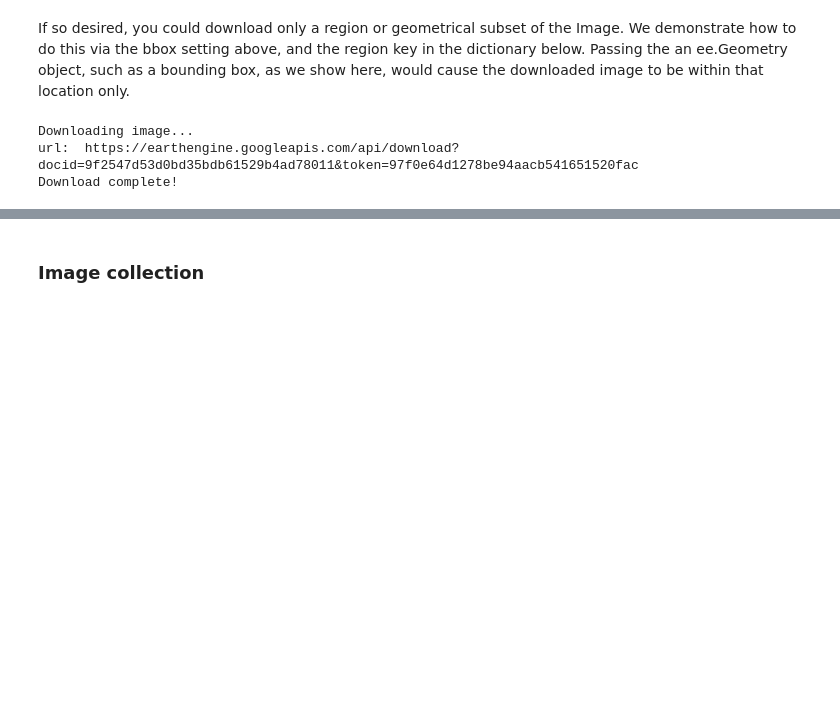
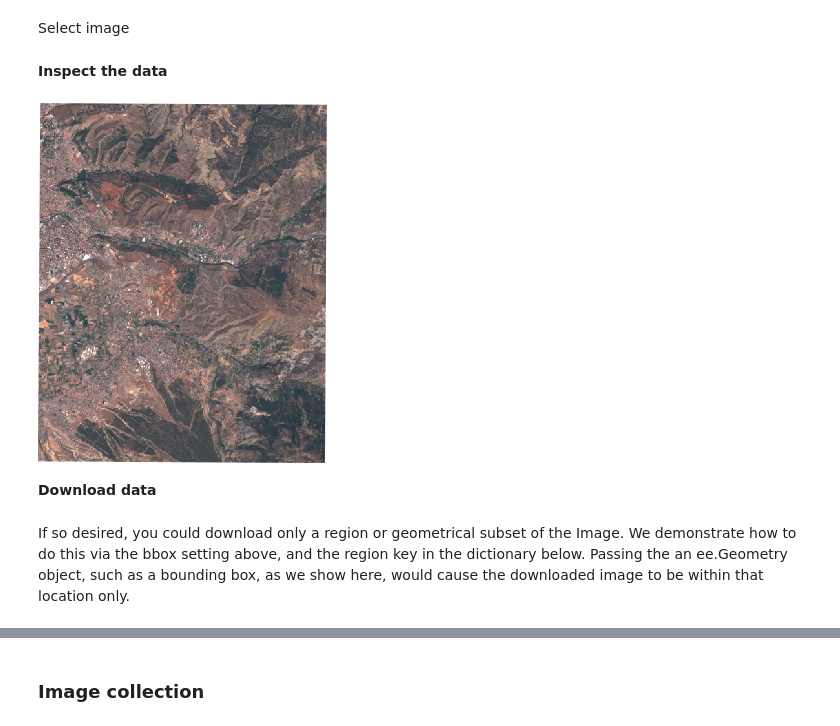
Before and after one commit to yaron1000/cnn-models, a Jupyter notebook: notebooks/Download_Earth_Engine.ipynb, the cells around one changed output, grey strips where cells are left out. Cells and saved outputs as stored; diff of their text form; code cells hidden in the pictures; blank space fills up the shorter version.

```diff
--- a/notebooks/Download_Earth_Engine.ipynb
+++ b/notebooks/Download_Earth_Engine.ipynb
@@ -15,32 +20,62 @@ ee.Initialize()
+# %% [markdown]
+Select image
 # %%
-bbox = (60, 20, 80., 40)
-scale = 250
+bbox = (-3.6, 37.1, -3.5, 37.2) # bounding box
+scale = 10 # scale in meters
 image_name = 'COPERNICUS/S2/20150828T110656_20160412T015159_T30SVG'  #This is the name of the image resource in the E.E. catalouge
-bands = ['B8', 'B4', 'B3']    # Those are the bands of the image we wish to access
-download_zip = 'testing.zip'  # This is a temporary file we will download the data to
+bands = ['B4', 'B3', 'B2']    # Those are the bands of the image we wish to access
+# %% [markdown]
+**Inspect the data**
+# %%
+def show_image(image):
+      display.display(display.Image(ee.data.getThumbnail({
+      'image': image.serialize(),
+      'dimensions': '360',
+  })))
+# %%
+image = ee.Image(image_name).clip(ee.Geometry.Rectangle(bbox))
+#image = ee.Image(image_name)
+# %%
+show_image(image.visualize(
+    bands=bands,
+    min=0,
+    max=3000
+))
+# %% [output]
+[figure, added]
+# %% [markdown]
+**Download data**
 # %% [markdown]
 If so desired, you could download only a region or geometrical subset of the Image. We demonstrate how to do this via the bbox setting above, and the region key in the dictionary below. Passing the an ee.Geometry object, such as a bounding box, as we show here, would cause the downloaded image to be within that location only.
 # %%
-image = ee.Image(image_name)
+def download_image(image, download_zip, vmin, vmax, scale, bands = None, bbox = None):
+
+    if bands != None:
+        image = image.select(bands)
+
+    Vizparam = {'min': vmin, 'max': vmax, 'scale': scale, 'crs': 'EPSG:4326'}
+    if bbox != None:
+        Vizparam['region'] = ee.Geometry.Rectangle(bbox).toGeoJSONString()
 
 
-url = image.select(bands).getDownloadUrl({'min':0,      #
-                            'max':3000,
-                            'scale': scale,  # scale in meters
-                            'crs': 'EPSG:4326'
-                            #'region': ee.Geometry.Rectangle(bbox).toGeoJSONString()
-                           })
+    url = image.getDownloadUrl(Vizparam)
 
-print('Downloading image...')
-print("url: ", url)
-data = urlopen(url)
-with open(download_zip, 'wb') as fp:
-    while True:
-        chunk = data.read(16 * 1024)
-        if not chunk: break
-        fp.write(chunk)
-print('Download complete!')
+    print('Downloading image...')
+    print("url: ", url)
+    data = urlopen(url)
+    with open(download_zip, 'wb') as fp:
+        while True:
+            chunk = data.read(16 * 1024)
+            if not chunk: break
+            fp.write(chunk)
+
+    # extract the zip file transformation data
+    z = zipfile.ZipFile(download_zip, 'r')
+    target_folder_name = download_zip.split('.zip')[0]
+    z.extractall(target_folder_name)
+    print('Download complete!')
+def load_data(path):
+    # Load tiff file data
+    with rasterio.open('./data/20150828T110656_20160412T015159_T30SVG.B2.tif') as src:
+        data = src.read()
+    return data
-# %% [output]
-Downloading image...
-url:  https://earthengine.googleapis.com/api/download?docid=9f2547d53d0bd35bdb61529b4ad78011&token=97f0e64d1278be94aacb541651520fac
-Download complete!
```
Also changed, not shown: parts of 19 cells of this notebook, 5 other files.
